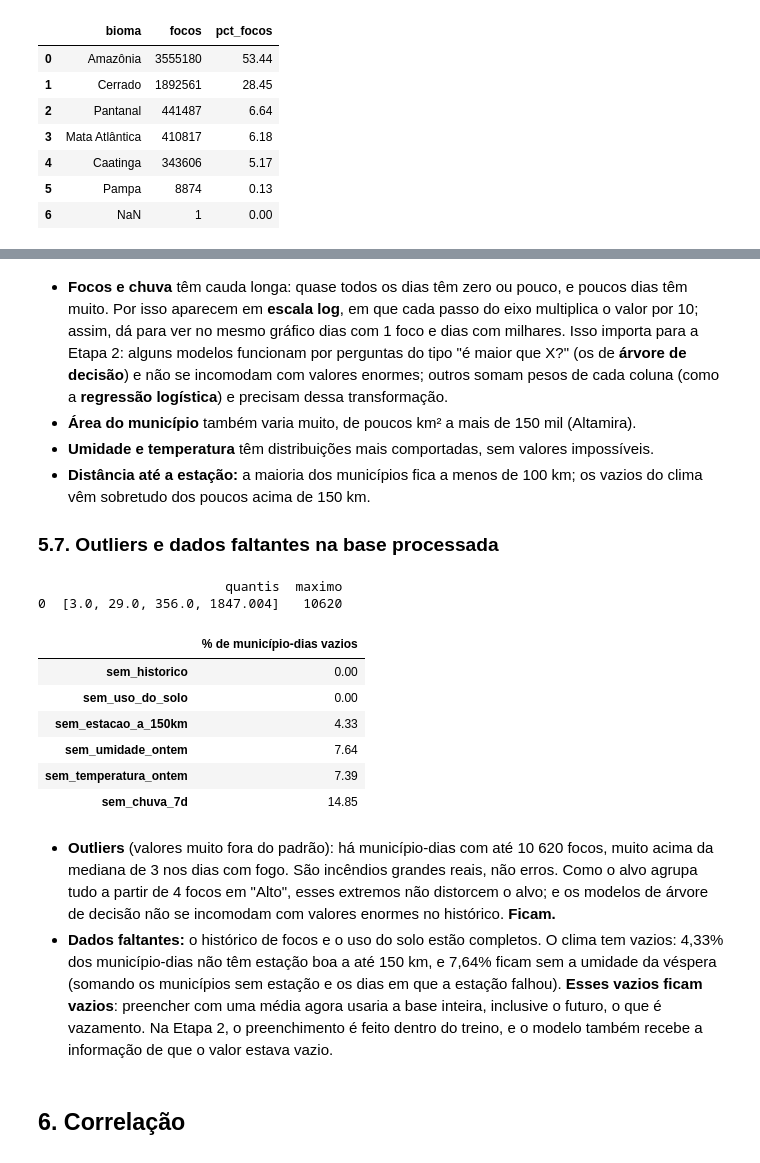
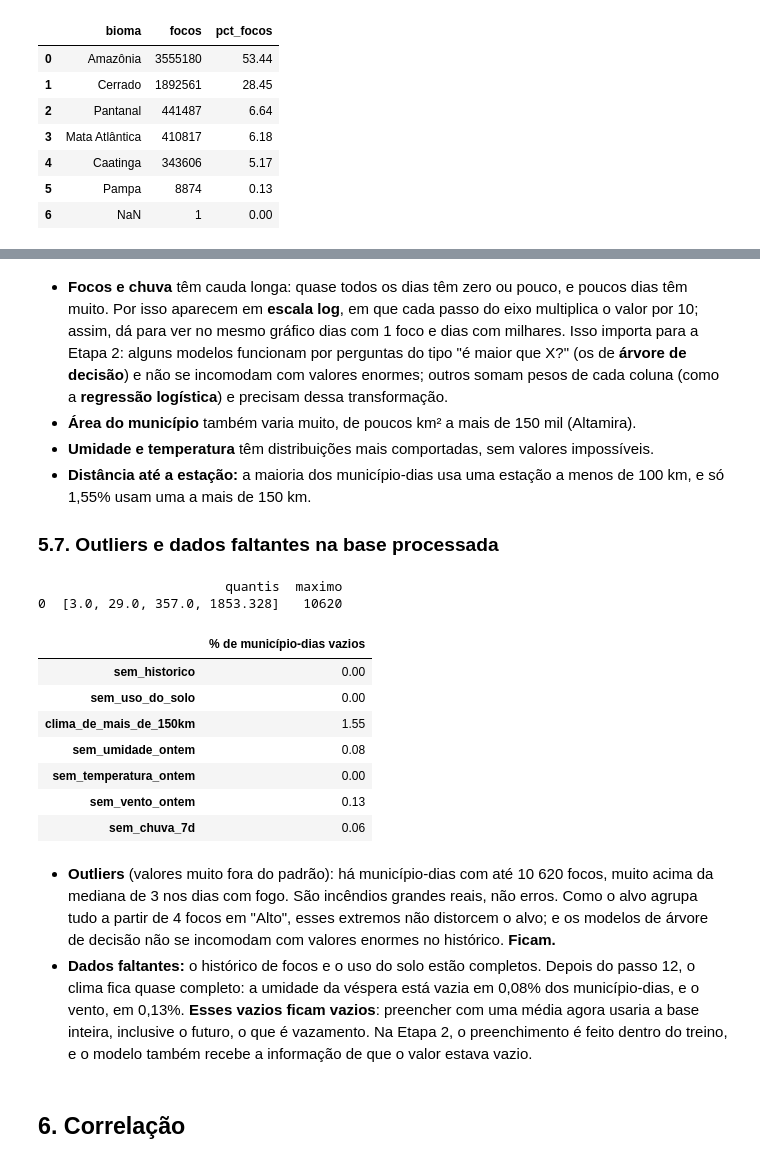
Before and after one commit to heliogil/risco-incendio-municipio, a Jupyter notebook: 01_eda.ipynb, the cells around one changed output, grey strips where cells are left out. Drawn from its saved outputs; the diff is of its cells as text; code cells hidden in the pictures.

```diff
--- a/01_eda.ipynb
+++ b/01_eda.ipynb
@@ -893,40 +935,41 @@ plt.show()
   outros somam pesos de cada coluna (como a **regressão logística**) e precisam dessa transformação.
 - **Área do município** também varia muito, de poucos km² a mais de 150 mil (Altamira).
 - **Umidade e temperatura** têm distribuições mais comportadas, sem valores impossíveis.
-- **Distância até a estação:** a maioria dos municípios fica a menos de 100 km; os vazios do clima vêm
-  sobretudo dos poucos acima de 150 km.
+- **Distância até a estação:** a maioria dos município-dias usa uma estação a menos de 100 km, e só 1,55% usam uma a
+  mais de 150 km.
 
 ### 5.7. Outliers e dados faltantes na base processada
 # %%
 print(q('SELECT quantile_cont(focos, [0.5, 0.9, 0.99, 0.999]) AS quantis, max(focos) AS maximo FROM grade WHERE focos > 0'))
 print()
 faltantes = q('''SELECT
     round(100 * avg((focos_ontem IS NULL)::INT), 2) AS sem_historico,
     round(100 * avg((pct_floresta IS NULL)::INT), 2) AS sem_uso_do_solo,
-    round(100 * avg((distancia_estacao_km IS NULL)::INT), 2) AS sem_estacao_a_150km,
+    round(100 * avg((distancia_estacao_km > 150)::INT), 2) AS clima_de_mais_de_150km,
     round(100 * avg((umidade_min_ontem IS NULL)::INT), 2) AS sem_umidade_ontem,
     round(100 * avg((temp_max_ontem IS NULL)::INT), 2) AS sem_temperatura_ontem,
+    round(100 * avg((vento_ontem IS NULL)::INT), 2) AS sem_vento_ontem,
     round(100 * avg((chuva_7d IS NULL)::INT), 2) AS sem_chuva_7d
     FROM grade''')
 faltantes.T.rename(columns={0: '% de município-dias vazios'})
 # %% [output]
                         quantis  maximo
-0  [3.0, 29.0, 356.0, 1847.004]   10620
+0  [3.0, 29.0, 357.0, 1853.328]   10620
 |  | % de município-dias vazios |
 | sem_historico | 0.00 |
 | sem_uso_do_solo | 0.00 |
-| sem_estacao_a_150km | 4.33 |
-| sem_umidade_ontem | 7.64 |
-| sem_temperatura_ontem | 7.39 |
-| sem_chuva_7d | 14.85 |
+| clima_de_mais_de_150km | 1.55 |
+| sem_umidade_ontem | 0.08 |
+| sem_temperatura_ontem | 0.00 |
+| sem_vento_ontem | 0.13 |
+| sem_chuva_7d | 0.06 |
 # %% [markdown]
 - **Outliers** (valores muito fora do padrão): há município-dias com até 10 620 focos, muito acima da mediana de
   3 nos dias com fogo. São incêndios grandes reais, não erros. Como o alvo agrupa tudo a partir de 4 focos
   em "Alto", esses extremos não distorcem o alvo; e os modelos de árvore de decisão não se incomodam com
   valores enormes no histórico. **Ficam.**
-- **Dados faltantes:** o histórico de focos e o uso do solo estão completos. O clima tem vazios: 4,33% dos
-  município-dias não têm estação boa a até 150 km, e 7,64% ficam sem a umidade da véspera (somando os
-  municípios sem estação e os dias em que a estação falhou). **Esses vazios ficam vazios**: preencher com
+- **Dados faltantes:** o histórico de focos e o uso do solo estão completos. Depois do passo 12, o clima fica quase
+  completo: a umidade da véspera está vazia em 0,08% dos município-dias, e o vento, em 0,13%. **Esses vazios ficam vazios**: preencher com
   uma média agora usaria a base inteira, inclusive o futuro, o que é vazamento. Na Etapa 2, o preenchimento
   é feito dentro do treino, e o modelo também recebe a informação de que o valor estava vazio.
 # %% [markdown]
```
Also changed, not shown: parts of 33 cells of this notebook, 5 other files.
